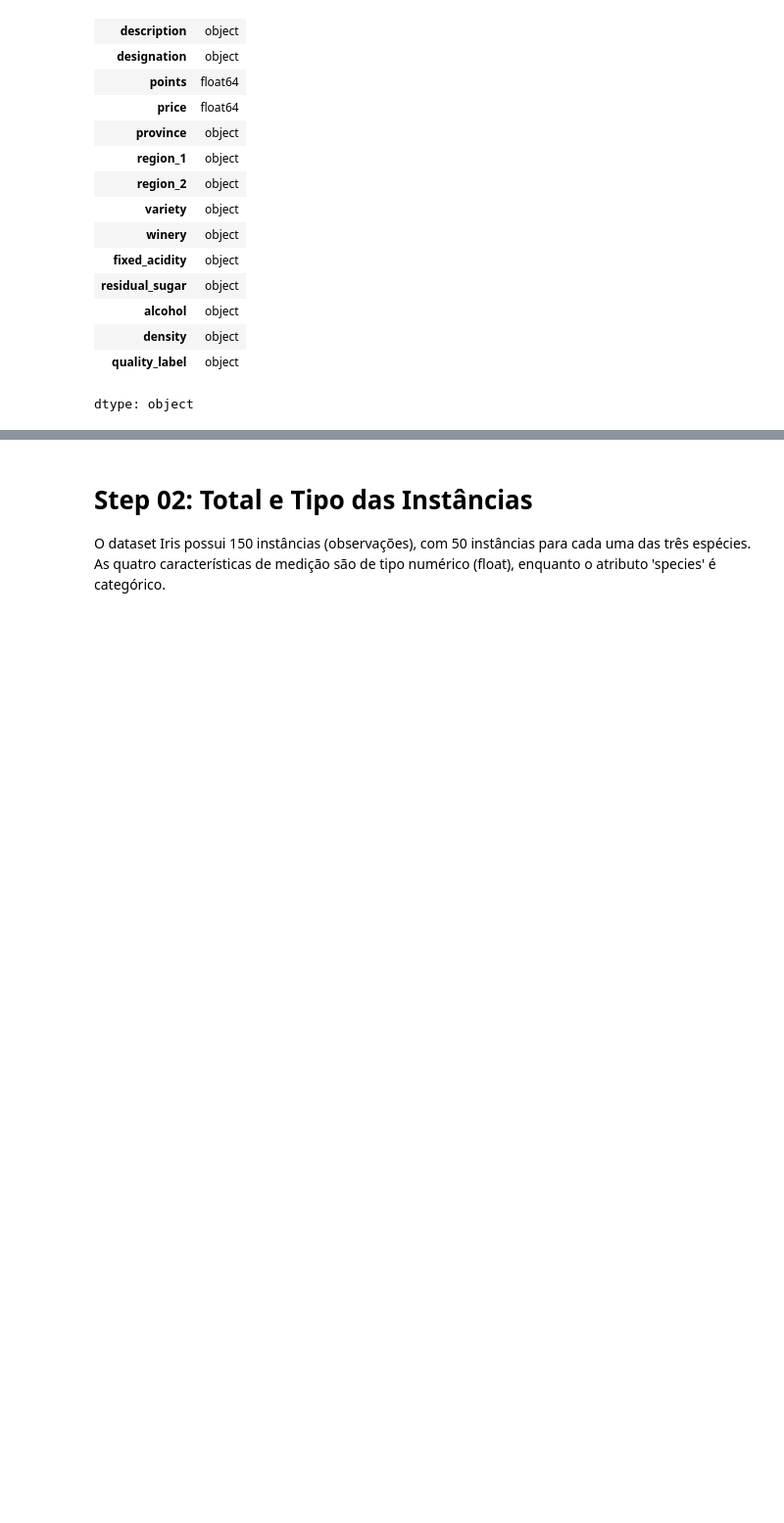
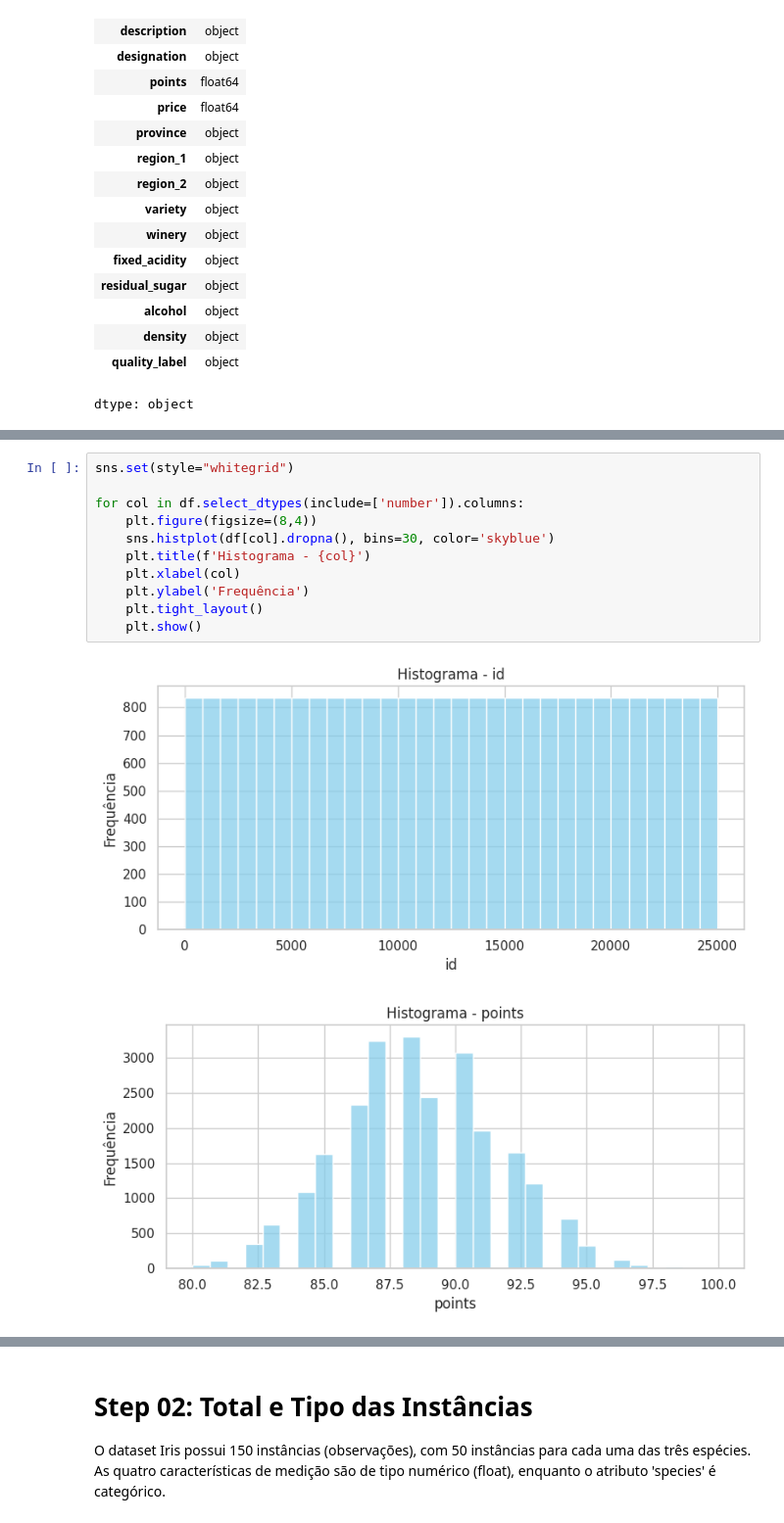
Before and after one commit to RodrigoMarenda/Analise_de_Dados, a Jupyter notebook: Wine_Quality.ipynb, the cells around one changed output, grey strips where cells are left out. Shown at 98% size. Saved outputs shown, nothing was run; the diff lists cells and outputs as text; blank space fills up the shorter version.

```diff
--- a/Wine_Quality.ipynb
+++ b/Wine_Quality.ipynb
@@ -204,0 +368,14 @@ Data columns (total 16 columns):
+# %%
+sns.set(style="whitegrid")
+
+for col in df.select_dtypes(include=['number']).columns:
+    plt.figure(figsize=(8,4))
+    sns.histplot(df[col].dropna(), bins=30, color='skyblue')
+    plt.title(f'Histograma - {col}')
+    plt.xlabel(col)
+    plt.ylabel('Frequência')
+    plt.tight_layout()
+    plt.show()
+# %% [output]
+[figure, added]
+[figure, added]
```
Also changed, not shown: parts of 36 cells of this notebook.
